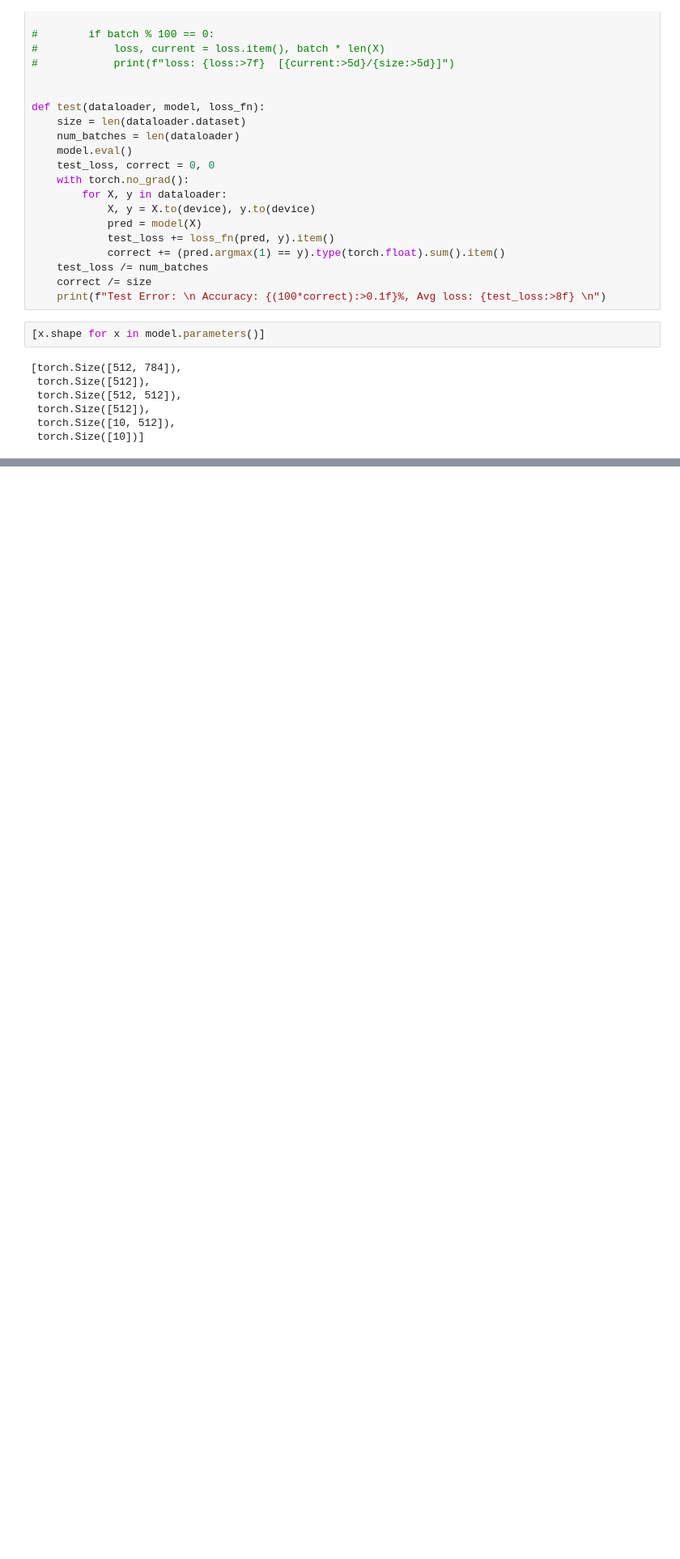
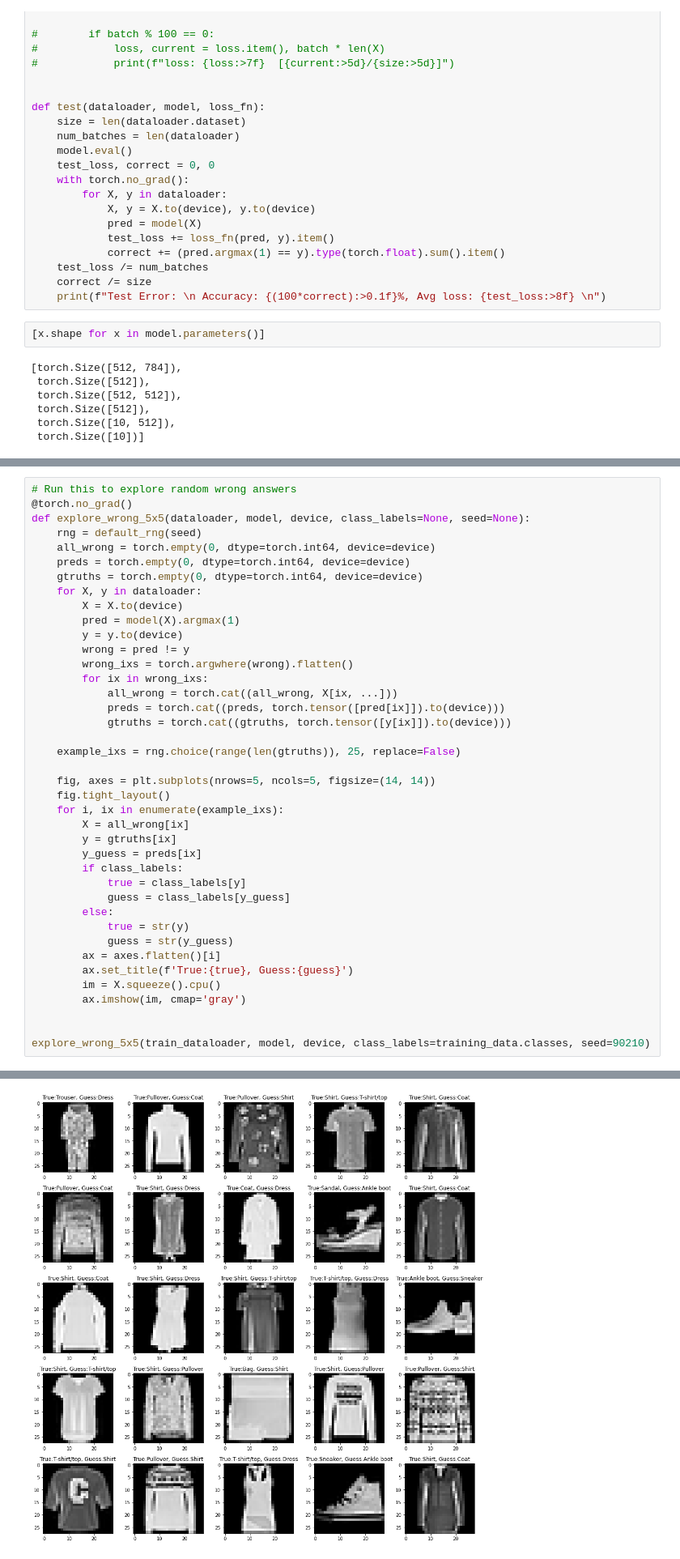
Before and after one commit to mellertd/roux_ml, a Jupyter notebook: tutorial_1.ipynb, the cells around one changed output, grey strips where cells are left out. Shown: that part at 81% size. Cells and saved outputs as stored; diff of their text form; blank space fills up the shorter version.

```diff
--- a/tutorial_1.ipynb
+++ b/tutorial_1.ipynb
@@ -215,0 +159,41 @@ print(model)
+# %%
+# Run this to explore random wrong answers
+@torch.no_grad()
+def explore_wrong_5x5(dataloader, model, device, class_labels=None, seed=None):
+    rng = default_rng(seed)
+    all_wrong = torch.empty(0, dtype=torch.int64, device=device)
+    preds = torch.empty(0, dtype=torch.int64, device=device)
+    gtruths = torch.empty(0, dtype=torch.int64, device=device)
+    for X, y in dataloader:
+        X = X.to(device)
+        pred = model(X).argmax(1)
+        y = y.to(device)
+        wrong = pred != y
+        wrong_ixs = torch.argwhere(wrong).flatten()
+        for ix in wrong_ixs:
+            all_wrong = torch.cat((all_wrong, X[ix, ...]))
+            preds = torch.cat((preds, torch.tensor([pred[ix]]).to(device)))
+            gtruths = torch.cat((gtruths, torch.tensor([y[ix]]).to(device)))
+
+    example_ixs = rng.choice(range(len(gtruths)), 25, replace=False)
+
+    fig, axes = plt.subplots(nrows=5, ncols=5, figsize=(14, 14))
+    fig.tight_layout()
+    for i, ix in enumerate(example_ixs):
+        X = all_wrong[ix]
+        y = gtruths[ix]
+        y_guess = preds[ix]
+        if class_labels:
+            true = class_labels[y]
+            guess = class_labels[y_guess]
+        else:
+            true = str(y)
+            guess = str(y_guess)
+        ax = axes.flatten()[i]
+        ax.set_title(f'True:{true}, Guess:{guess}')
+        im = X.squeeze().cpu()
+        ax.imshow(im, cmap='gray')
+
+
+explore_wrong_5x5(train_dataloader, model, device, class_labels=training_data.classes, seed=90210)
+# %% [output]
@@ -215,0 +201 @@ print(model)
+[figure, added]
```
Also changed, not shown: parts of 8 cells of this notebook.
